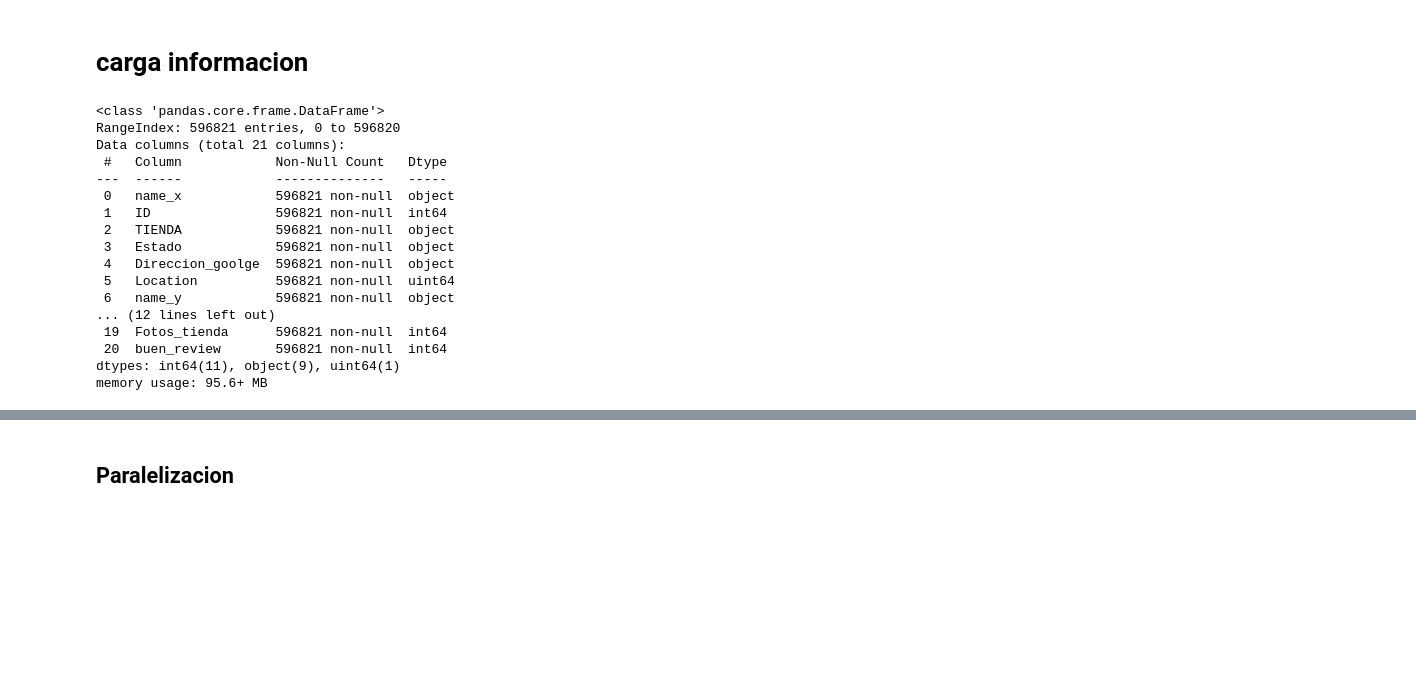
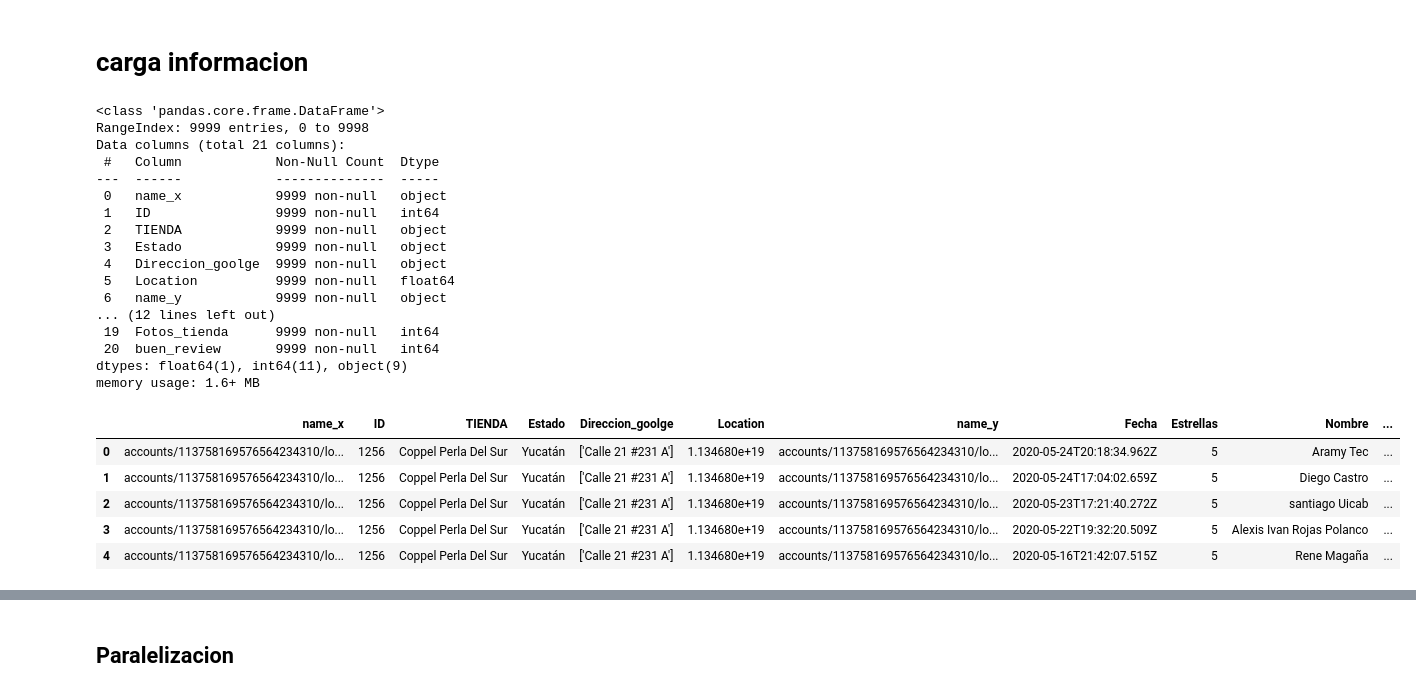
Before and after one commit to virf96/Analisis_Texto, a Jupyter notebook: Categorizacion_buenos.ipynb, the cells around one changed output, grey strips where cells are left out. Cells and saved outputs as stored; diff of their text form; code cells hidden in the pictures; blank space fills up the shorter version.

```diff
--- a/Categorizacion_buenos.ipynb
+++ b/Categorizacion_buenos.ipynb
@@ -627,29 +714,38 @@ def display_topics(H, W, feature_names, documents, no_top_words, no_top_document
 # %%
 #df=pd.read_csv('C:\\Users\\FerDL\\Documents\\6 Trabajo\\Redes sociales\\Google Customer Reviews\\DataSetGoogleReviews.csv', encoding='utf-8')
 #df=pd.read_csv('G:\\Mi unidad\\HomeOffice\\Google Customer Reviews (todos)\\DataSetGoogleReviews.csv',encoding='utf-8') ##
-df=pd.read_csv('DataSetGoogleReviews.csv',encoding='utf-8') ##
+df=pd.read_csv('/content/drive/My Drive/datasets/DataSetGoogleReviews_muestra.csv',encoding='utf-8') ##
 
 df["buen_review"] = df["Estrellas"].apply(lambda x: 1 if x > 3 else 0)
 
 df.info()
 # %% [output]
 <class 'pandas.core.frame.DataFrame'>
-RangeIndex: 596821 entries, 0 to 596820
+RangeIndex: 9999 entries, 0 to 9998
 Data columns (total 21 columns):
- #   Column            Non-Null Count   Dtype
----  ------            --------------   -----
- 0   name_x            596821 non-null  object
- 1   ID                596821 non-null  int64
- 2   TIENDA            596821 non-null  object
- 3   Estado            596821 non-null  object
- 4   Direccion_goolge  596821 non-null  object
- 5   Location          596821 non-null  uint64
- 6   name_y            596821 non-null  object
+ #   Column            Non-Null Count  Dtype
+---  ------            --------------  -----
+ 0   name_x            9999 non-null   object
+ 1   ID                9999 non-null   int64
+ 2   TIENDA            9999 non-null   object
+ 3   Estado            9999 non-null   object
+ 4   Direccion_goolge  9999 non-null   object
+ 5   Location          9999 non-null   float64
+ 6   name_y            9999 non-null   object
 ... (12 lines left out)
- 19  Fotos_tienda      596821 non-null  int64
- 20  buen_review       596821 non-null  int64
-dtypes: int64(11), object(9), uint64(1)
-memory usage: 95.6+ MB
+ 19  Fotos_tienda      9999 non-null   int64
+ 20  buen_review       9999 non-null   int64
+dtypes: float64(1), int64(11), object(9)
+memory usage: 1.6+ MB
+# %%
+df.head()
+# %% [output]
+|  | name_x | ID | TIENDA | Estado | Direccion_goolge | Location | name_y | Fecha | Estrellas | Nombre | ... |
+| 0 | accounts/113758169576564234310/lo... | 1256 | Coppel Perla Del Sur | Yucatán | ['Calle 21 #231 A'] | 1.134680e+19 | accounts/113758169576564234310/lo... | 2020-05-24T20:18:34.962Z | 5 | Aramy Tec | ... |
+| 1 | accounts/113758169576564234310/lo... | 1256 | Coppel Perla Del Sur | Yucatán | ['Calle 21 #231 A'] | 1.134680e+19 | accounts/113758169576564234310/lo... | 2020-05-24T17:04:02.659Z | 5 | Diego Castro | ... |
+| 2 | accounts/113758169576564234310/lo... | 1256 | Coppel Perla Del Sur | Yucatán | ['Calle 21 #231 A'] | 1.134680e+19 | accounts/113758169576564234310/lo... | 2020-05-23T17:21:40.272Z | 5 | santiago Uicab | ... |
+| 3 | accounts/113758169576564234310/lo... | 1256 | Coppel Perla Del Sur | Yucatán | ['Calle 21 #231 A'] | 1.134680e+19 | accounts/113758169576564234310/lo... | 2020-05-22T19:32:20.509Z | 5 | Alexis Ivan Rojas Polanco | ... |
+| 4 | accounts/113758169576564234310/lo... | 1256 | Coppel Perla Del Sur | Yucatán | ['Calle 21 #231 A'] | 1.134680e+19 | accounts/113758169576564234310/lo... | 2020-05-16T21:42:07.515Z | 5 | Rene Magaña | ... |
 # %%
 #df.loc[ df["ID"]==576 , ['Estado', 'Direccion_goolge','Location']]
 #df['Fecha'].head()
```
Also changed, not shown: parts of 59 cells of this notebook.
